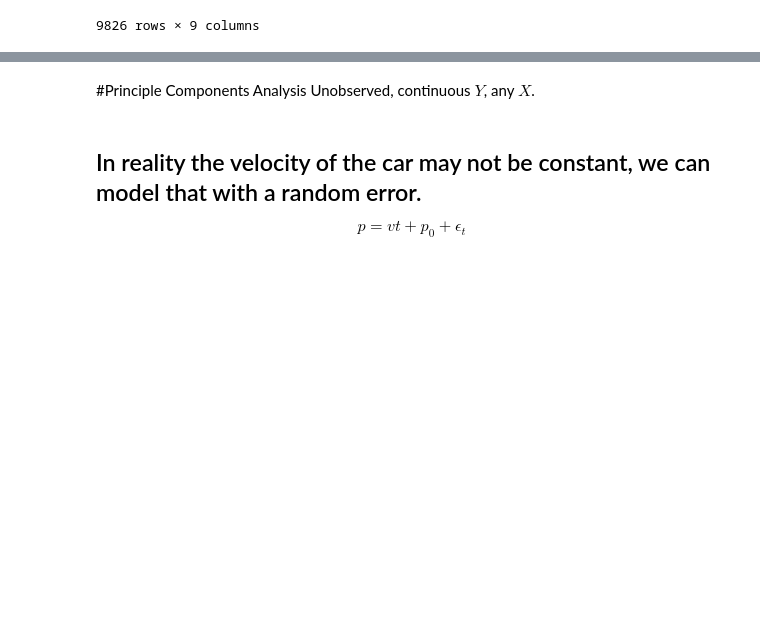
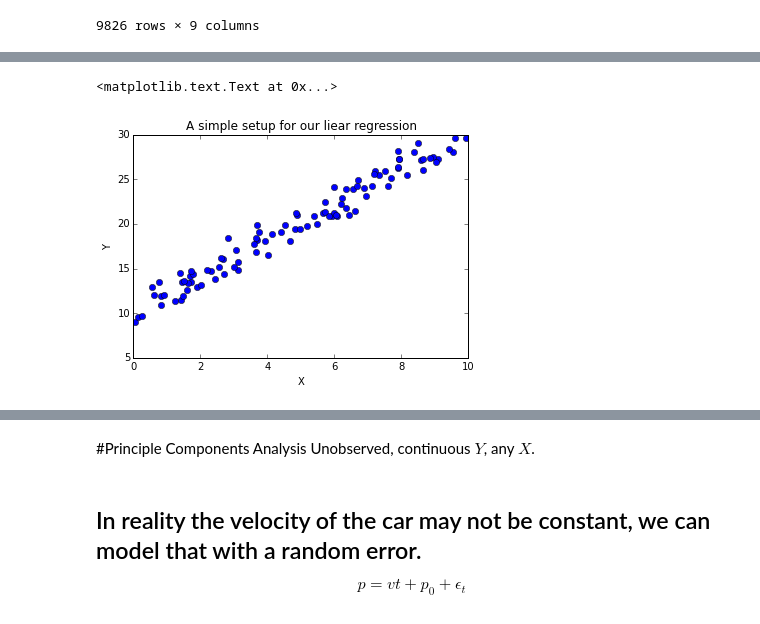
Before and after one commit to margarito-cv/datadiversity, a Jupyter notebook: workshops/python_workshops/Sept28/Models 101.ipynb, the cells around one changed output, grey strips where cells are left out. Saved outputs shown, nothing was run; the diff lists cells and outputs as text; code cells hidden in the pictures; blank space fills up the shorter version.

```diff
--- a/workshops/python_workshops/Sept28/Models 101.ipynb
+++ b/workshops/python_workshops/Sept28/Models 101.ipynb
@@ -219,0 +317,22 @@ Logical $Y$, any $X$.
+# %%
+## We are going to simulate some data, because we lack two continuous random variables in our dataset.
+X      = np.random.uniform(0, 10, size = (100,1))
+alpha  = 10
+beta   = [2]
+# Make some noise.
+eps = np.random.normal(0,1,100)
+
+# Now we define Y to have a linear relationship with X, plus some noise.
+Y   = alpha + beta[0] * X[:,0] + eps
+# %%
+## Lets plot the data
+import matplotlib.pyplot as plt
+% matplotlib inline
+
+plt.plot(X[:,0],Y,'bo')
+plt.xlabel('X')
+plt.ylabel('Y')
+plt.title('A simple setup for our liear regression')
+# %% [output]
+<matplotlib.text.Text at 0x...>
+[figure, added]
```
Also changed, not shown: parts of 22 cells of this notebook.
